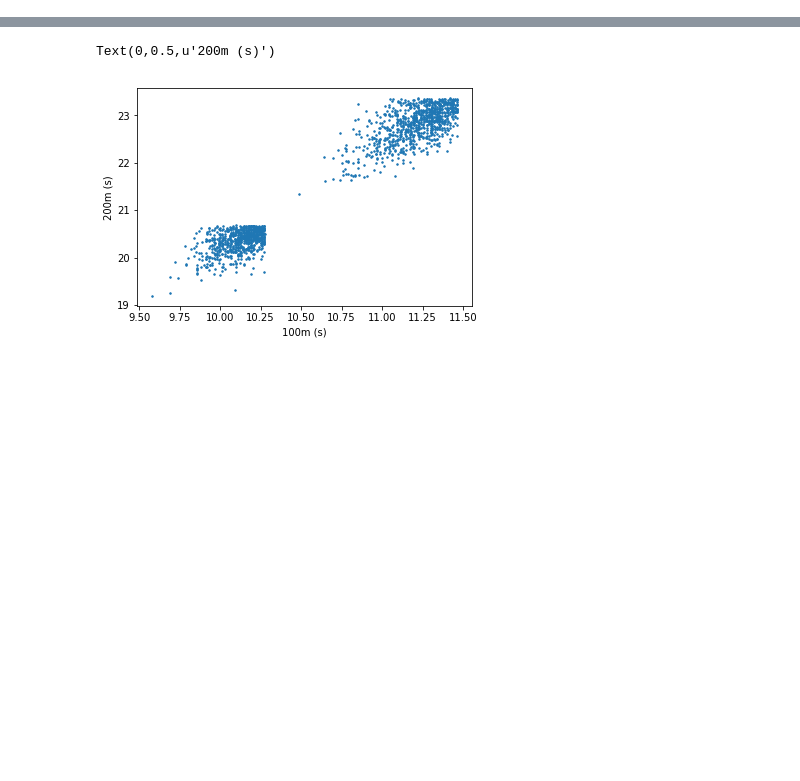
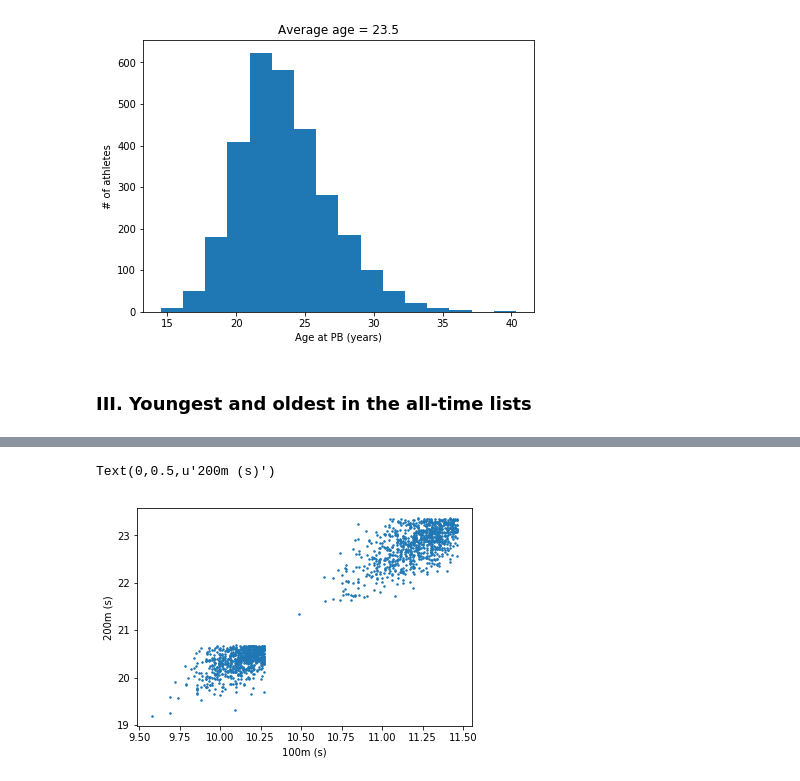
Before and after one commit to rmondini/trackandfield, a Jupyter notebook: mensprint.ipynb, the cells around one changed output, grey strips where cells are left out. Cells and saved outputs as stored; diff of their text form; code cells hidden in the pictures; blank space fills up the shorter version.

```diff
--- a/mensprint.ipynb
+++ b/mensprint.ipynb
@@ -163,0 +187,32 @@ df2.rename(columns={'Mark':'200m'}, inplace=True)
+# %%
+# function to convert age in days to age in years
+def get_age(ndays):
+    # handle NaNs: assign negative age
+    if ndays!=ndays:
+        age=-1.0
+    # account for leap years
+    else:
+        age=float(ndays/365.25)
+    return age
+
+# get DOBs and Dates
+df1_dobs=pd.to_datetime(df1['DOB'])
+df1_dates=pd.to_datetime(df1['Date'])
+# %%
+# get ages at PBs
+df1_timediff=df1_dates-df1_dobs
+df1_timediff=df1_timediff.dt.days
+df1_ages=pd.Series([get_age(item) for item in df1_timediff])
+df1_ages_final=df1_ages[df1_ages>0]
+
+# plot
+plt.figure(figsize=(7,5))
+plt.hist(df1_ages_final, bins=16)
+plt.title('Average age = %.1f' % df1_ages_final.mean())
+plt.xlabel('Age at PB (years)')
+plt.ylabel('# of athletes')
+plt.show()
+# %% [output]
+[figure, added]
+# %% [markdown]
+### III. Youngest and oldest in the all-time lists ###
```
Also changed, not shown: parts of 19 cells of this notebook.
